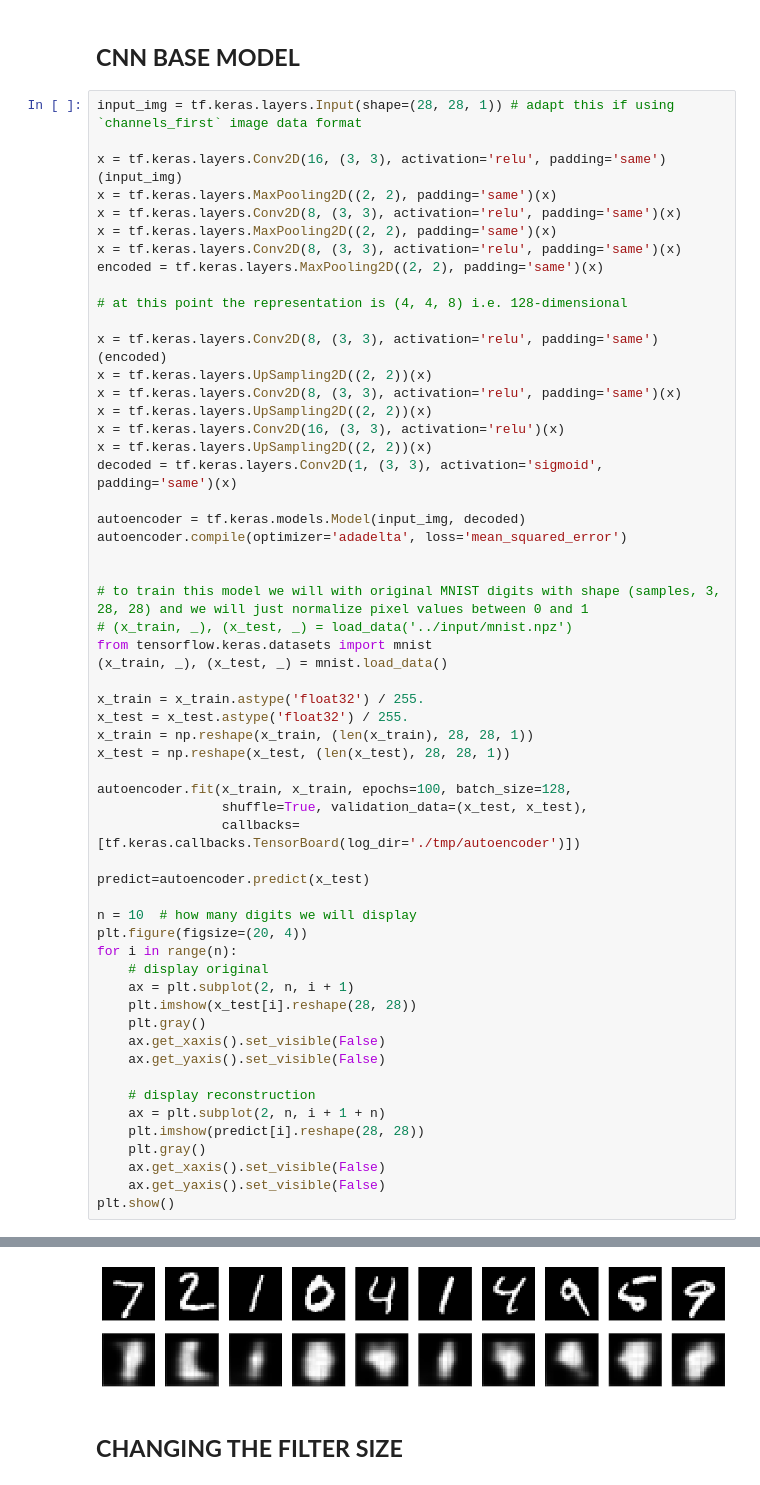
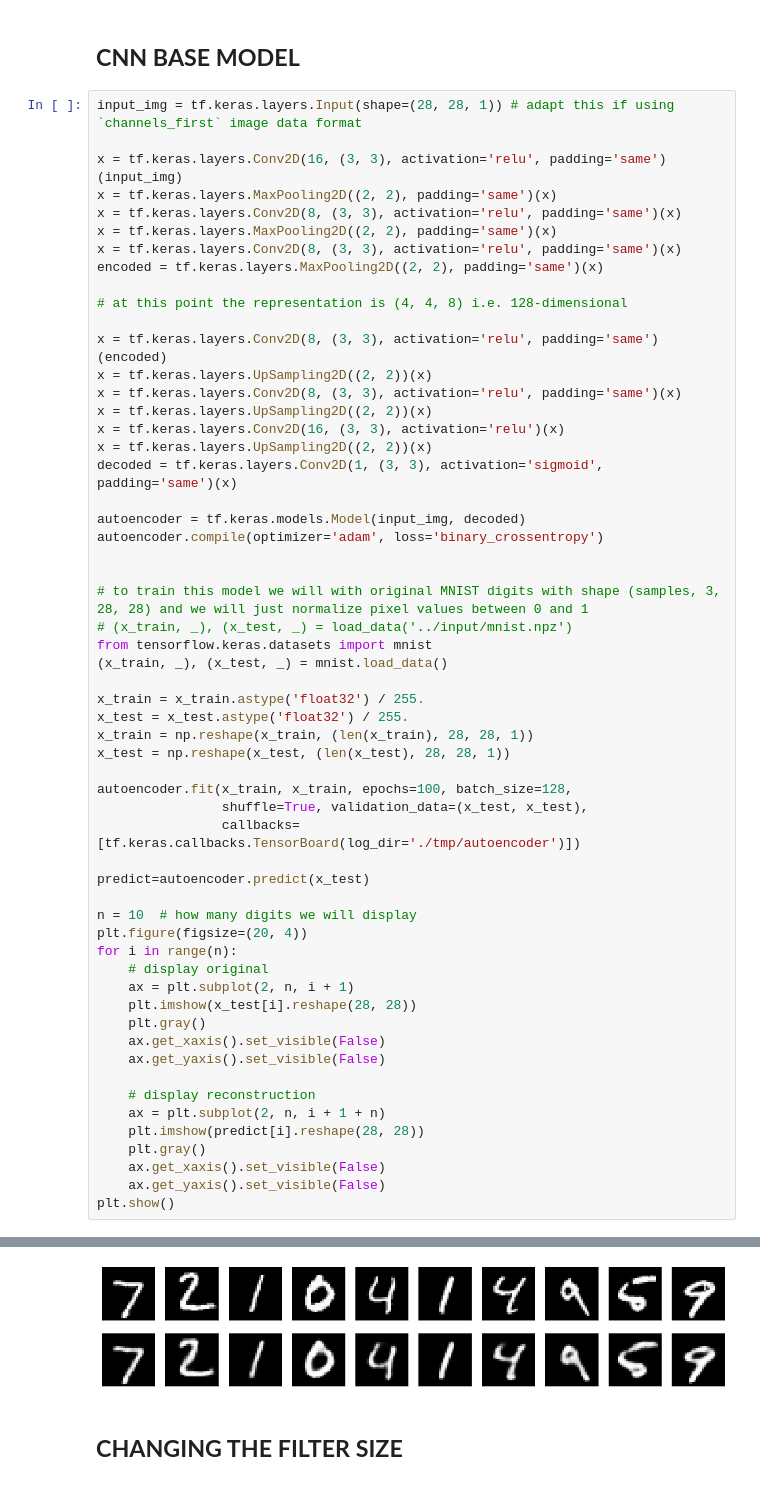
Before and after one commit to Anish-AV/Autoencoder, a Jupyter notebook: Autoencoder.ipynb, the cells around one changed output, grey strips where cells are left out. Drawn from its saved outputs; the diff is of its cells as text.

```diff
--- a/Autoencoder.ipynb
+++ b/Autoencoder.ipynb
@@ -394,7 +394,7 @@ x = tf.keras.layers.UpSampling2D((2, 2))(x)
 decoded = tf.keras.layers.Conv2D(1, (3, 3), activation='sigmoid', padding='same')(x)
 
 autoencoder = tf.keras.models.Model(input_img, decoded)
-autoencoder.compile(optimizer='adadelta', loss='mean_squared_error')
+autoencoder.compile(optimizer='adam', loss='binary_crossentropy')
 
 
 # to train this model we will with original MNIST digits with shape (samples, 3, 28, 28) and we will just normalize pixel values between 0 and 1
@@ -451,4 +451,4 @@ Epoch 100/100
-[figure, old version]
+[figure, new version]
 # %% [markdown]
 ## **CHANGING THE FILTER SIZE**
 # %%
```
Also changed, not shown: parts of 4 cells of this notebook.
